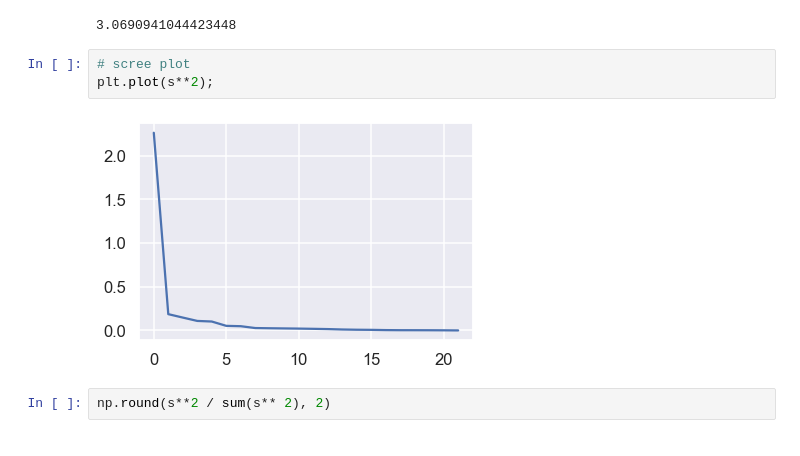
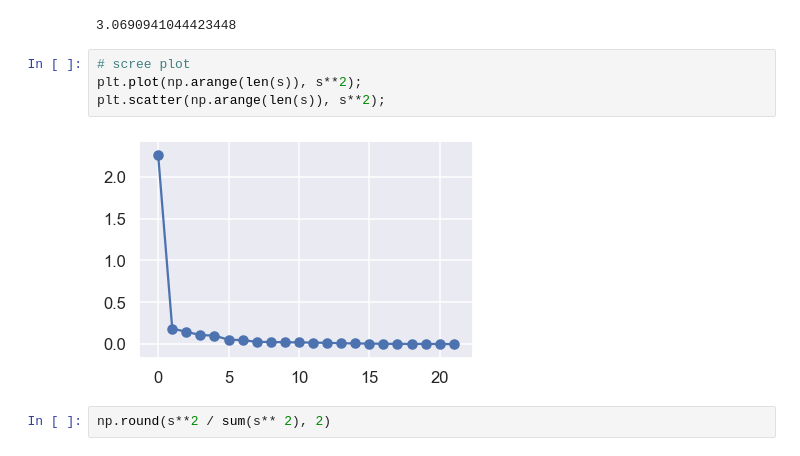
Before and after one commit to szw2016run/UCB-DS100, a Jupyter notebook: lec/lec10/lec10.ipynb, the cells around one changed output. Drawn from its saved outputs; the diff is of its cells as text.

```diff
--- a/lec/lec10/lec10.ipynb
+++ b/lec/lec10/lec10.ipynb
@@ -269,9 +433,10 @@ sum(np.var(D, axis=0))
 3.0690941044423448
 # %%
 # scree plot
-plt.plot(s**2);
+plt.plot(np.arange(len(s)), s**2);
+plt.scatter(np.arange(len(s)), s**2);
 # %% [output]
-[figure, old version]
+[figure, new version]
 # %%
 np.round(s**2 / sum(s** 2), 2)
 # %% [output]
```
Also changed, not shown: parts of 23 cells of this notebook, 3 other files.
